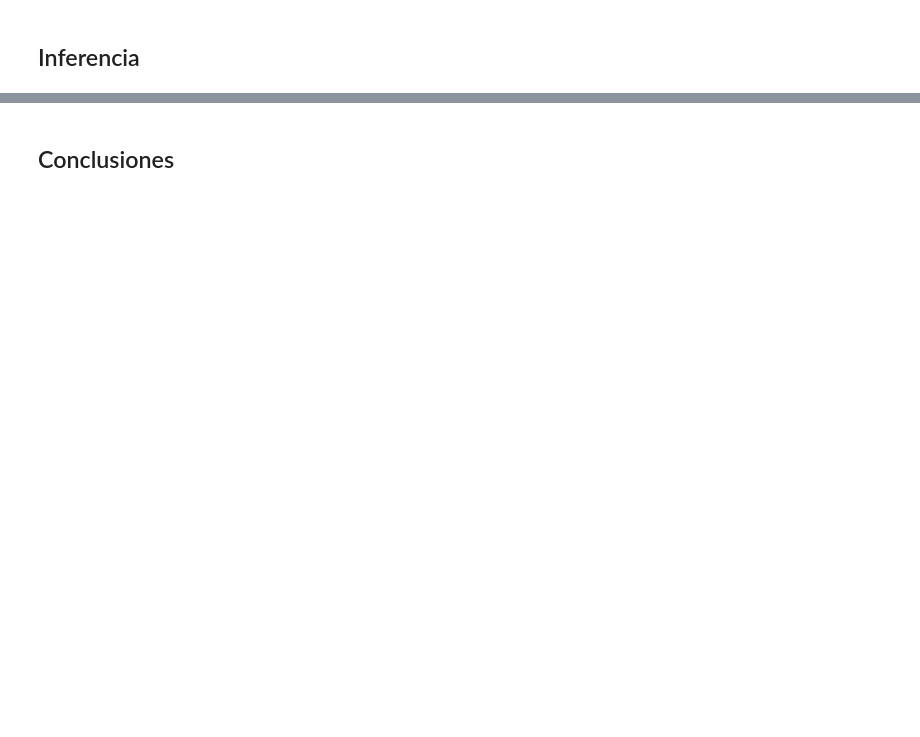
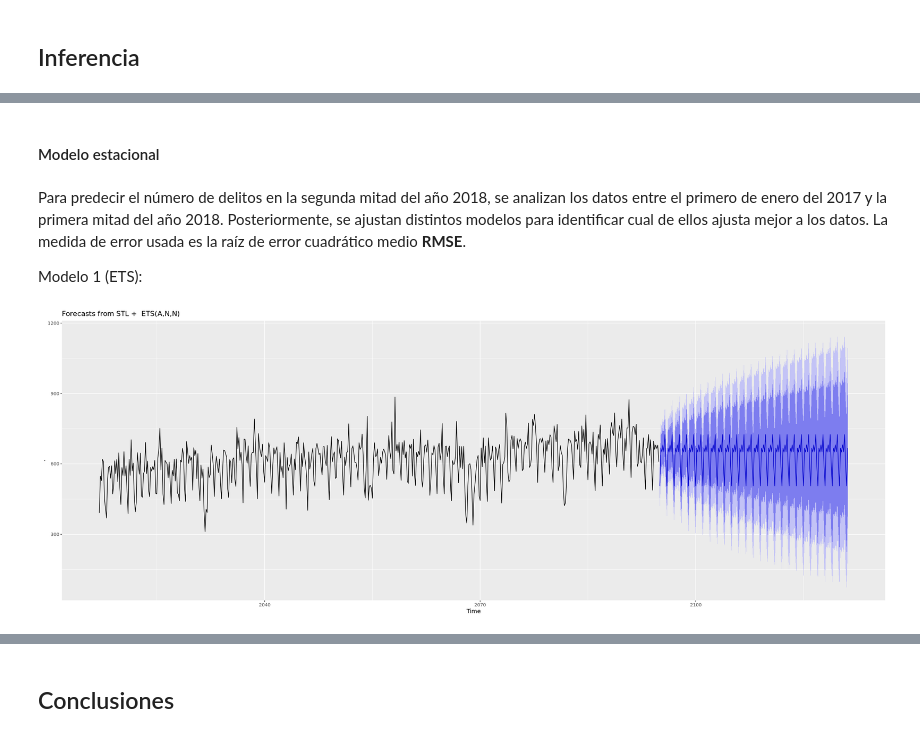
Before and after one commit to prope-2020-gh-classroom/practica-final-por-equipos-verano-2020-itam-atos-wk, a Jupyter notebook: practica_final_equipo_10.ipynb, the cells around one changed output, grey strips where cells are left out. Drawn from its saved outputs; the diff is of its cells as text; code cells hidden in the pictures; blank space fills up the shorter version.

```diff
--- a/practica_final_equipo_10.ipynb
+++ b/practica_final_equipo_10.ipynb
@@ -282,0 +332,15 @@ denuncias %>%
+# %% [markdown]
+#### Modelo estacional
+# %% [markdown]
+Para predecir el número de delitos en la segunda mitad del año 2018, se analizan los datos entre el primero de enero del 2017 y la primera mitad del año 2018. Posteriormente, se ajustan distintos modelos para identificar cual de ellos ajusta mejor a los datos. La medida de error usada es la raíz de error cuadrático medio **RMSE**.
+
+Modelo 1 (ETS):
+# %%
+first_day <- pull(head(delitos,1), fecha)
+
+y <- msts(delitos[delitos$fecha < '2018-07-01',]$n, seasonal.periods = c(7), start = c(2017, 1))
+n = 184
+mod1 <- y %>% stlf(h = n, method = "ets")
+mod1 %>% autoplot()
+# %% [output]
+[figure, added]
```
Also changed, not shown: parts of 40 cells of this notebook.
